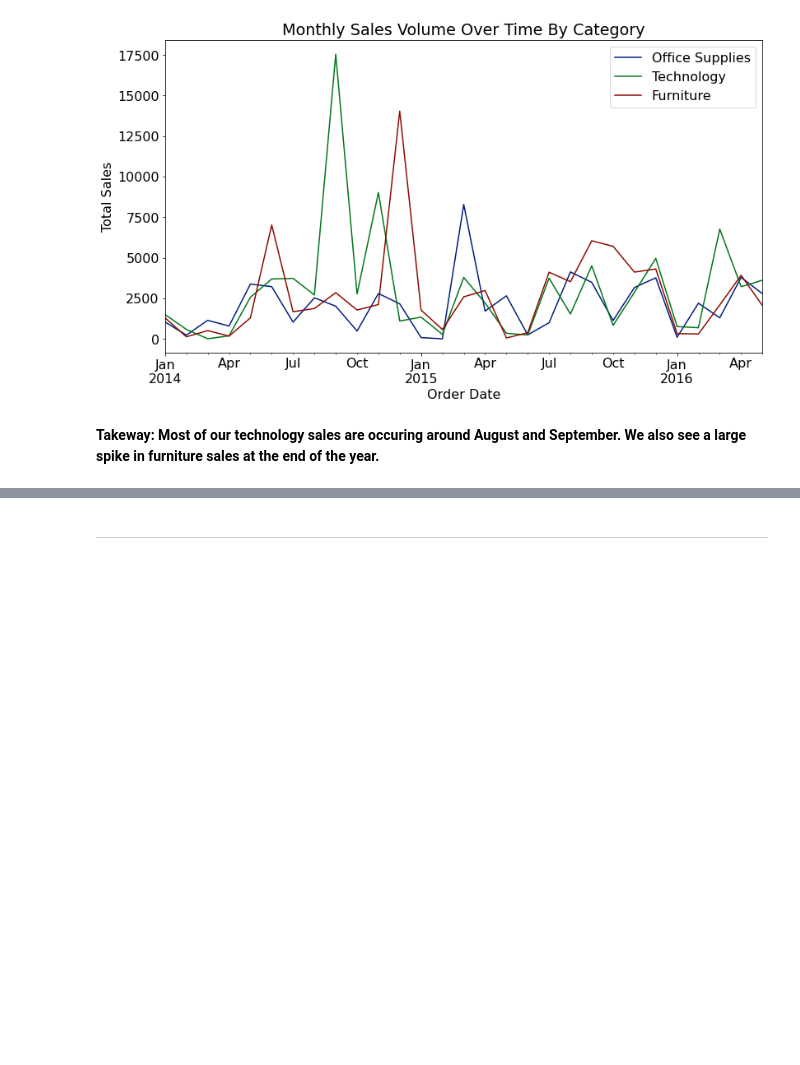
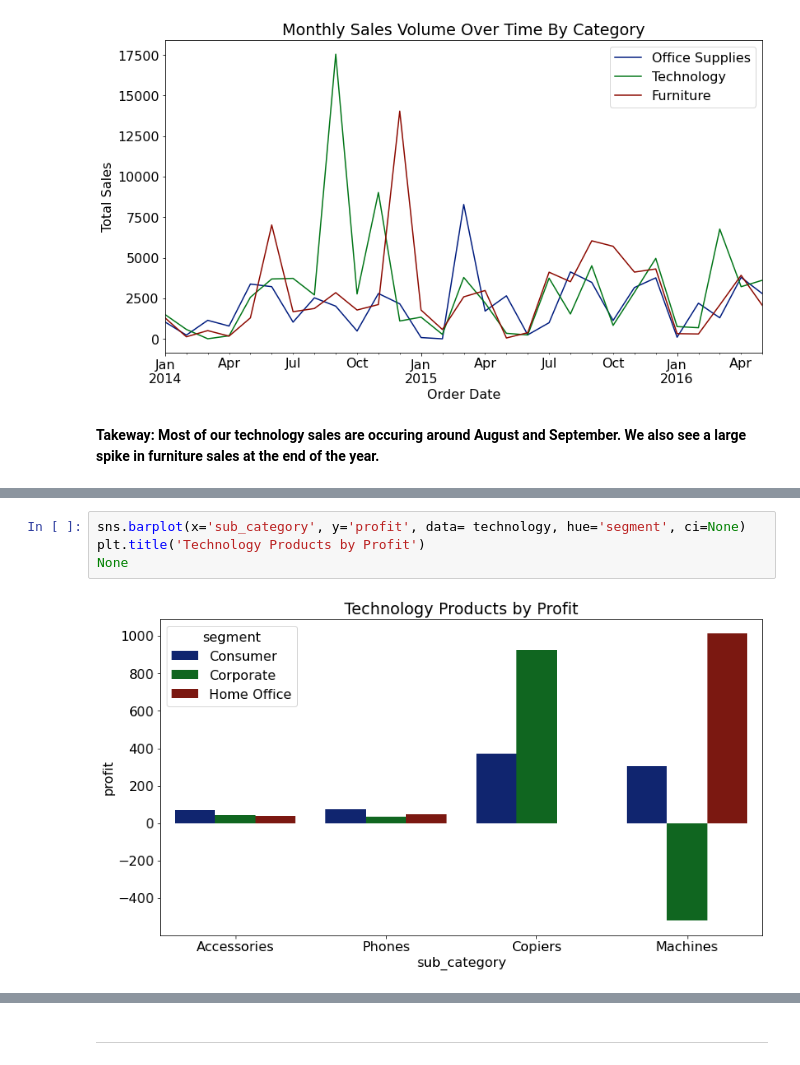
Before and after one commit to Kristofer-Rivera-and-Oliver-Ton/time_series_project, a Jupyter notebook: superstore_final.ipynb, the cells around one changed output, grey strips where cells are left out. Cells and saved outputs as stored; diff of their text form; blank space fills up the shorter version.

```diff
--- a/superstore_final.ipynb
+++ b/superstore_final.ipynb
@@ -128,0 +158,6 @@ Text(0, 0.5, 'Total Sales')
+# %%
+sns.barplot(x='sub_category', y='profit', data= technology, hue='segment', ci=None)
+plt.title('Technology Products by Profit')
+None
+# %% [output]
+[figure, added]
```
Also changed, not shown: parts of 16 cells of this notebook.
